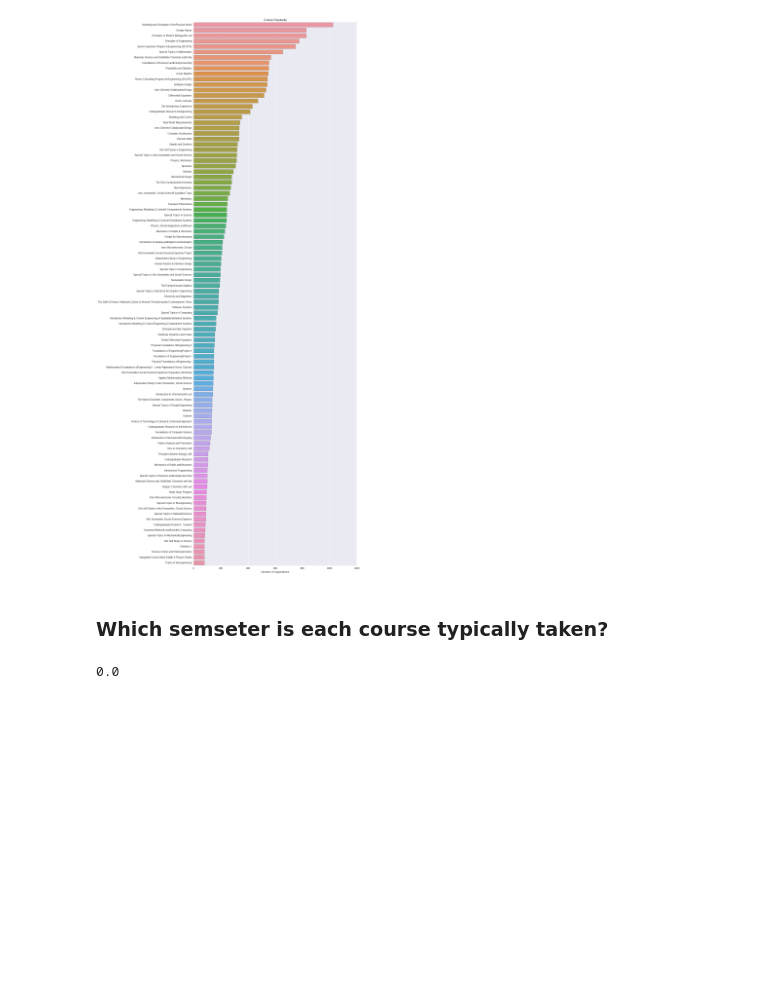
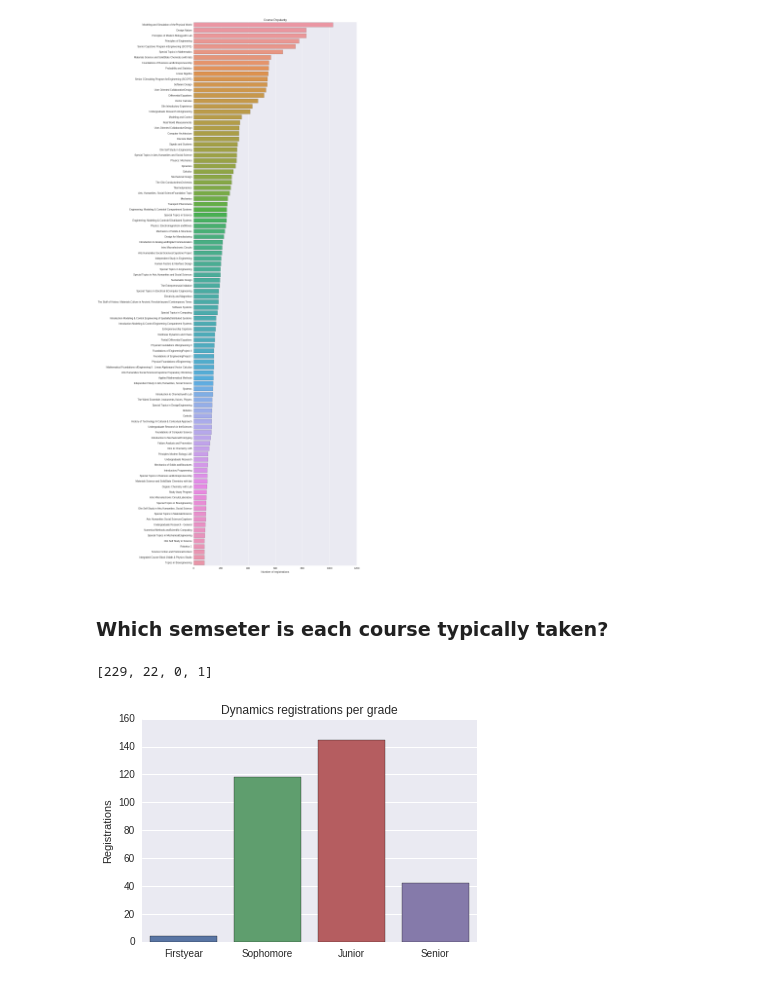
Before and after one commit to idgetto/DataScienceFinalProject, a Jupyter notebook: explore/isaac-exploration.ipynb, the cells around one changed output. Cells and saved outputs as stored; diff of their text form; code cells hidden in the pictures; blank space fills up the shorter version.

Commit message:
visualize course popularity by grade

```diff
--- a/explore/isaac-exploration.ipynb
+++ b/explore/isaac-exploration.ipynb
@@ -99,7 +109,7 @@ plt.show()
 # %% [markdown]
 ### Which semseter is each course typically taken?
 # %%
-from collections import Counter
+import math
 
 def grade_to_num(grade):
     if grade == 'FF' or grade == 'FR':
@@ -113,7 +123,29 @@ def grade_to_num(grade):
 
 data['grade_num'] = data.grade.apply(grade_to_num)
 
-course_semesters = data.groupby('course_main').grade_num.agg(lambda x: x.value_counts().index[0])
-print course_semesters['Mechanics']
+def get_counts(grades):
+    grades = filter(lambda x: not math.isnan(x), grades)
+    grades = [int(grade) for grade in grades]
+
+    counts = [0, 0, 0, 0]
+    for grade in grades:
+        counts[grade] = counts[grade] + 1
+    return counts
+
+course_years = data.groupby('course_main').grade_num.agg(lambda x: get_counts(x))
+print course_years['Mechanics']
 # %% [output]
-0.0
+[229, 22, 0, 1]
+# %%
+def plot_course_popularity_by_grade(course_name):
+    dynamics_years = course_years[course_name]
+    year_labels = ['Firstyear', 'Sophomore', 'Junior', 'Senior']
+
+    sns.barplot(year_labels, dynamics_years)
+    plt.ylabel('Registrations')
+    plt.title(course_name + ' registrations per grade')
+    plt.show()
+
+plot_course_popularity_by_grade('Dynamics')
+# %% [output]
+[figure, added]
```
Also changed, not shown: parts of 3 cells of this notebook.
